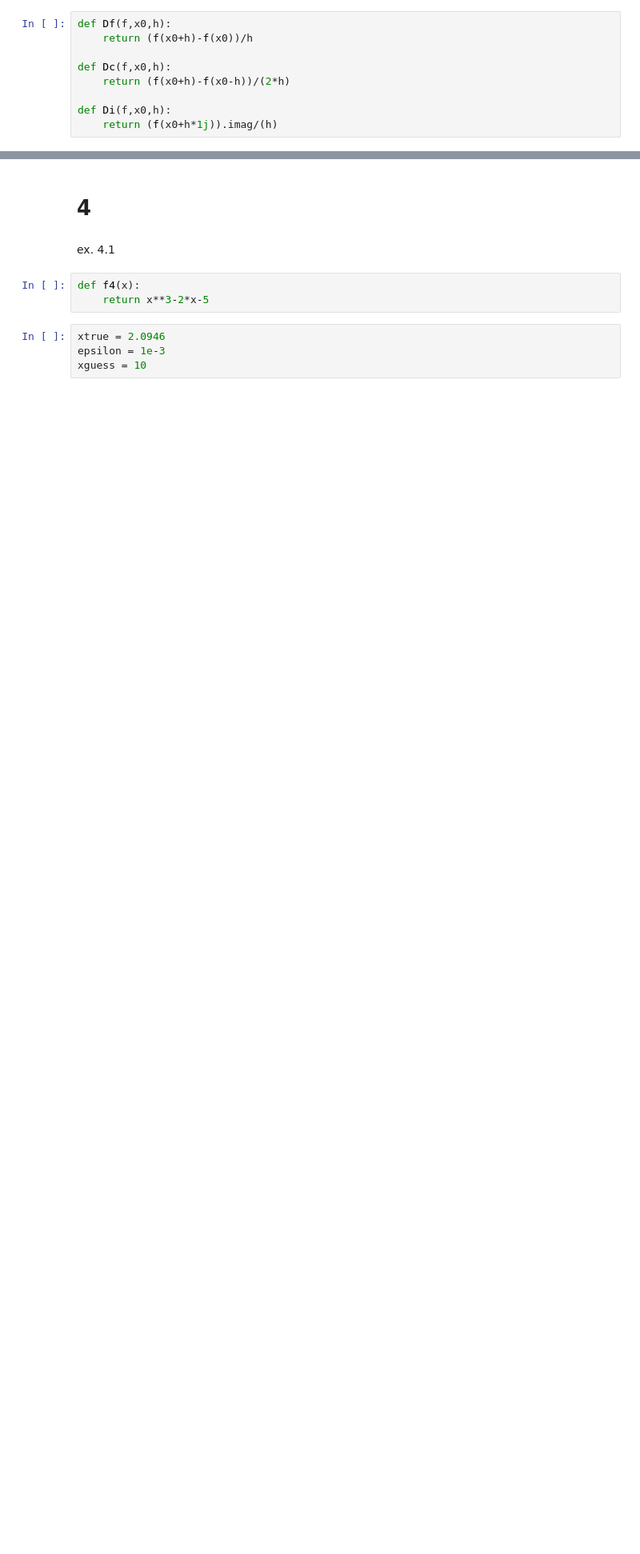
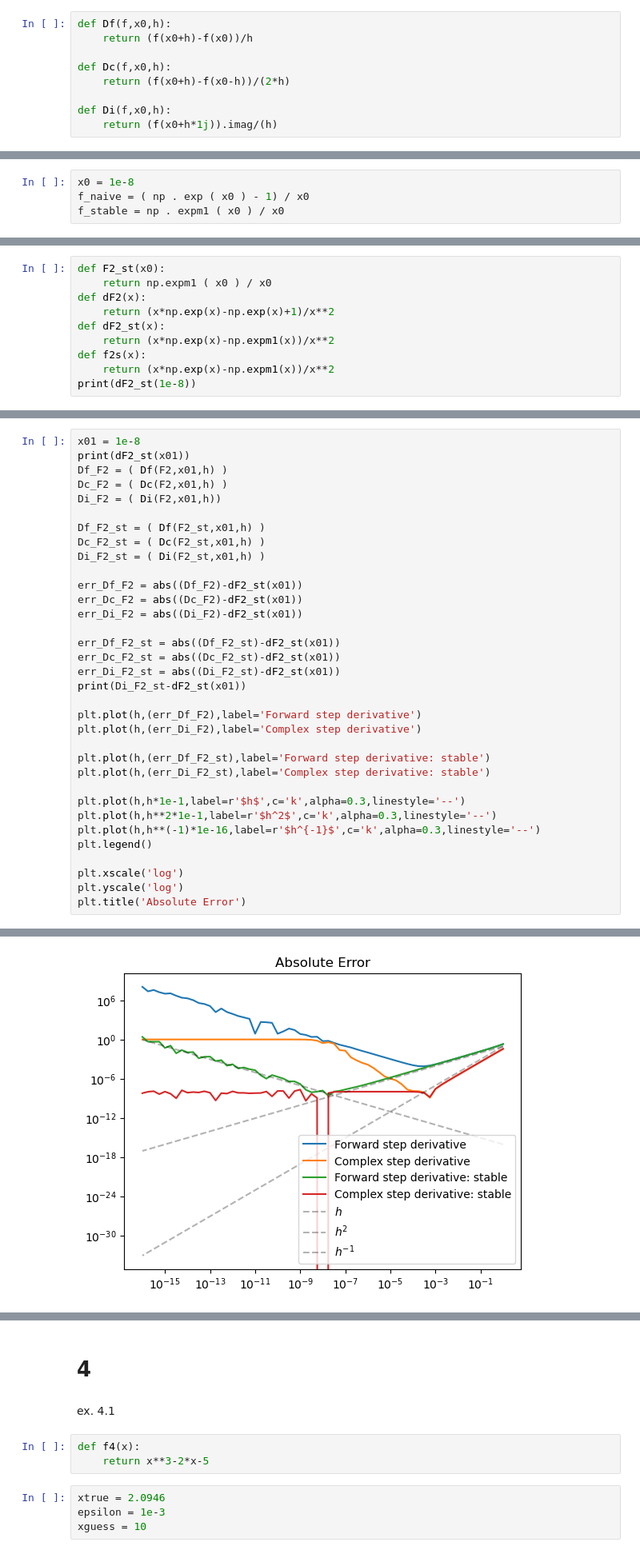
Before and after one commit to ebianchi803/computational_astrophysics, a Jupyter notebook: 1-2.ipynb, the cells around one changed output, grey strips where cells are left out. Shown at 80% size. Cells and saved outputs as stored; diff of their text form; blank space fills up the shorter version.

```diff
--- a/1-2.ipynb
+++ b/1-2.ipynb
@@ -496,0 +534,4 @@ plt.xlim(1,1.5)
+# %%
+x0 = 1e-8
+f_naive = ( np . exp ( x0 ) - 1) / x0
+f_stable = np . expm1 ( x0 ) / x0
@@ -496,0 +542,10 @@ plt.xlim(1,1.5)
+# %%
+def F2_st(x0):
+    return np.expm1 ( x0 ) / x0
+def dF2(x):
+    return (x*np.exp(x)-np.exp(x)+1)/x**2
+def dF2_st(x):
+    return (x*np.exp(x)-np.expm1(x))/x**2
+def f2s(x):
+    return (x*np.exp(x)-np.expm1(x))/x**2
+print(dF2_st(1e-8))
@@ -496,0 +554,35 @@ plt.xlim(1,1.5)
+# %%
+x01 = 1e-8
+print(dF2_st(x01))
+Df_F2 = ( Df(F2,x01,h) )
+Dc_F2 = ( Dc(F2,x01,h) )
+Di_F2 = ( Di(F2,x01,h))
+
+Df_F2_st = ( Df(F2_st,x01,h) )
+Dc_F2_st = ( Dc(F2_st,x01,h) )
+Di_F2_st = ( Di(F2_st,x01,h) )
+
+err_Df_F2 = abs((Df_F2)-dF2_st(x01))
+err_Dc_F2 = abs((Dc_F2)-dF2_st(x01))
+err_Di_F2 = abs((Di_F2)-dF2_st(x01))
+
+err_Df_F2_st = abs((Df_F2_st)-dF2_st(x01))
+err_Dc_F2_st = abs((Dc_F2_st)-dF2_st(x01))
+err_Di_F2_st = abs((Di_F2_st)-dF2_st(x01))
+print(Di_F2_st-dF2_st(x01))
+
+plt.plot(h,(err_Df_F2),label='Forward step derivative')
+plt.plot(h,(err_Di_F2),label='Complex step derivative')
+
+plt.plot(h,(err_Df_F2_st),label='Forward step derivative: stable')
+plt.plot(h,(err_Di_F2_st),label='Complex step derivative: stable')
+
+plt.plot(h,h*1e-1,label=r'$h$',c='k',alpha=0.3,linestyle='--')
+plt.plot(h,h**2*1e-1,label=r'$h^2$',c='k',alpha=0.3,linestyle='--')
+plt.plot(h,h**(-1)*1e-16,label=r'$h^{-1}$',c='k',alpha=0.3,linestyle='--')
+plt.legend()
+
+plt.xscale('log')
+plt.yscale('log')
+plt.title('Absolute Error')
+# %% [output]
@@ -496,0 +608 @@ plt.xlim(1,1.5)
+[figure, added]
```
Also changed, not shown: parts of 14 cells of this notebook.
